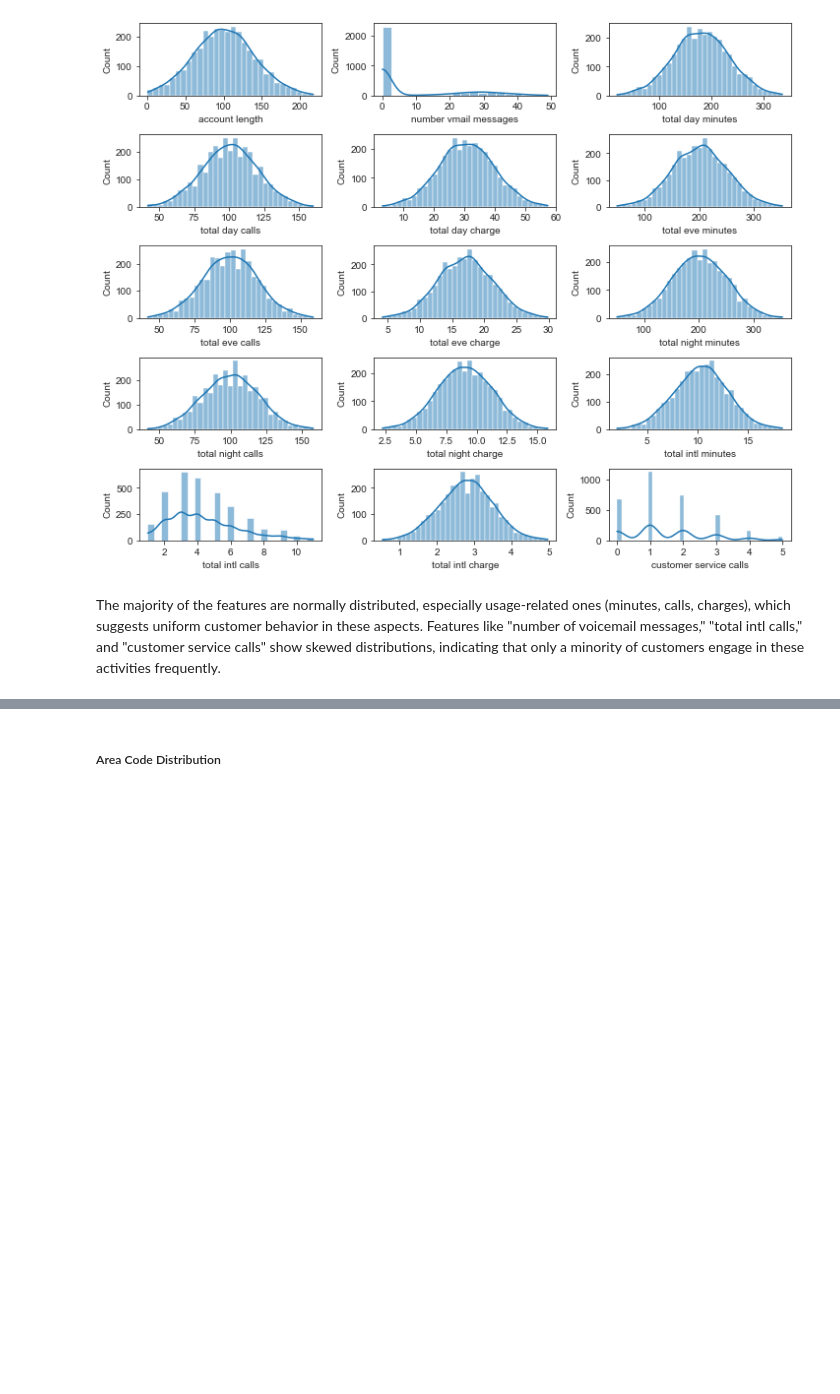
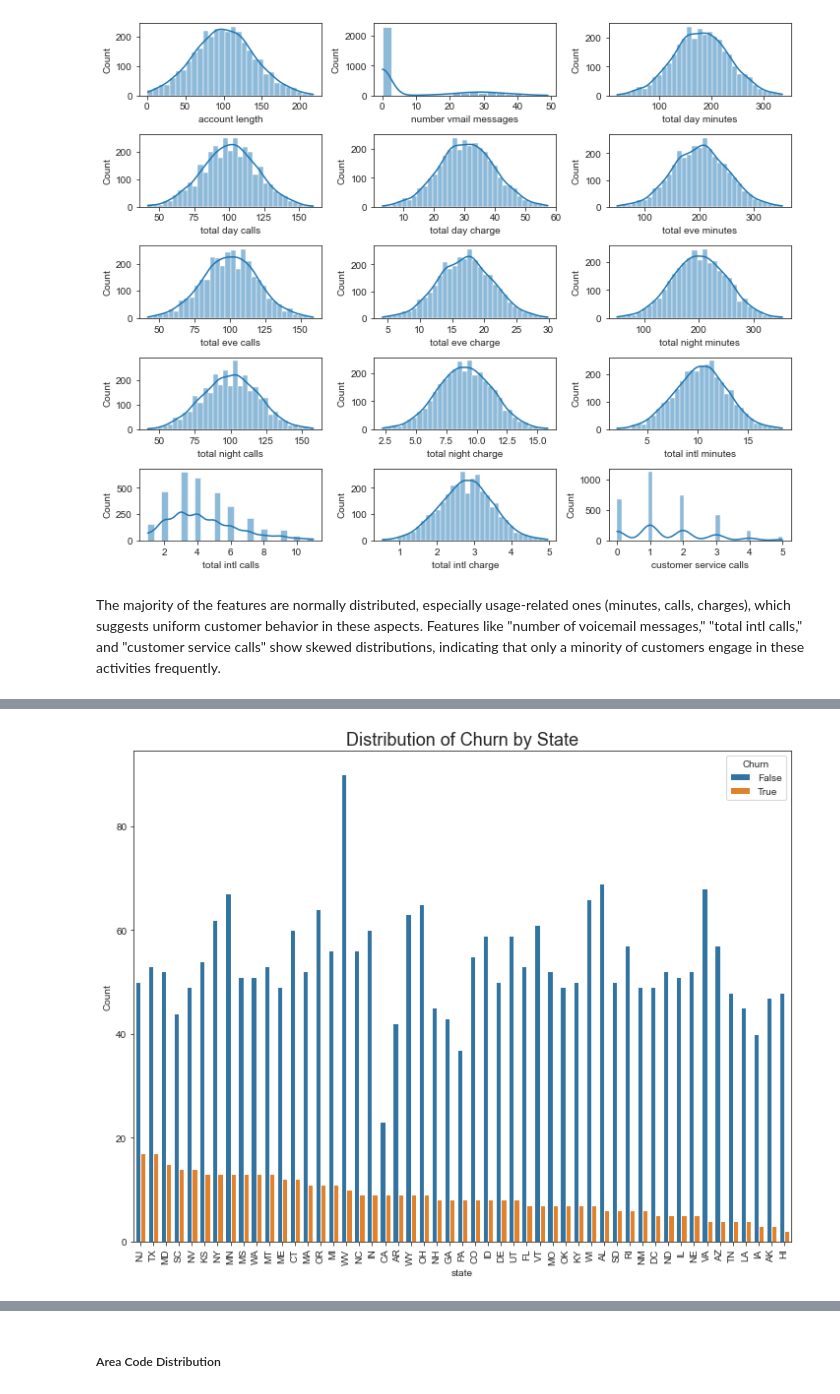
Before and after one commit to ANGI3MAINA/SyriaTel-Customer-Churn-Prediction, a Jupyter notebook: code.ipynb, the cells around one changed output, grey strips where cells are left out. Drawn from its saved outputs; the diff is of its cells as text; code cells hidden in the pictures; blank space fills up the shorter version.

```diff
--- a/code.ipynb
+++ b/code.ipynb
@@ -368,0 +430,36 @@ Features like "number of voicemail messages," "total intl calls," and "customer
+# %%
+def plot_categorical_by_churn(data, feature, title):
+    """
+    Plots the distribution of a categorical feature by churn in the dataset.
+
+    Args:
+        data (pd.DataFrame): The input DataFrame containing the data.
+        feature (str): The categorical feature to plot.
+        title (str): The title of the plot.
+
+    Returns:
+        None
+    """
+    plt.figure(figsize=(10, 8))
+
+    # Calculate the sum of churn for each category in the feature and sort them
+    churn_counts = data.groupby(feature)["churn"].sum().sort_values(ascending=False)
+    sorted_categories = churn_counts.index
+
+    # Plot the count plot with churn as hue
+    sns.countplot(x=feature, hue="churn", data=data, order=sorted_categories)
+
+    # Customize plot aesthetics
+    plt.xticks(rotation=90)
+    plt.title(title, fontsize=18)
+    plt.xlabel(feature)
+    plt.ylabel("Count")
+    plt.legend(title="Churn", loc="upper right")
+    plt.tight_layout()
+
+    # Display the plot
+    plt.show()
+# %%
+plot_categorical_by_churn(df, 'state', 'Distribution of Churn by State')
+# %% [output]
+[figure, added]
```
Also changed, not shown: parts of 16 cells of this notebook.
